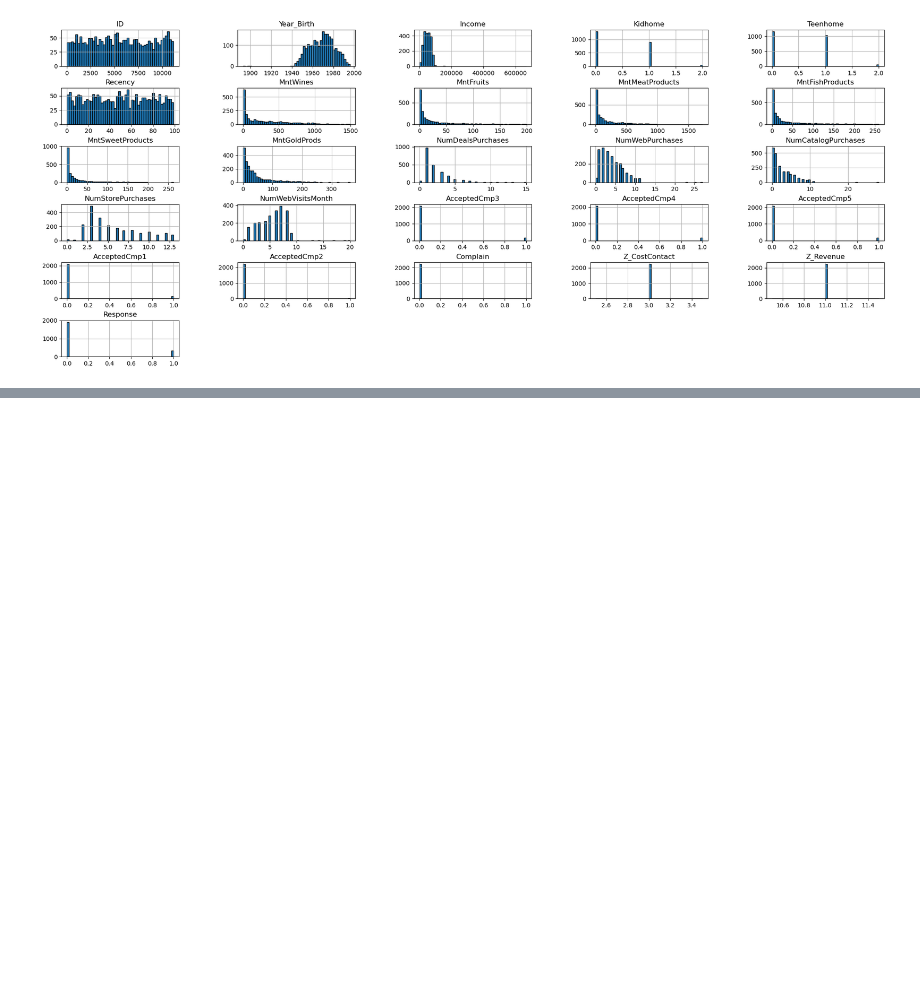
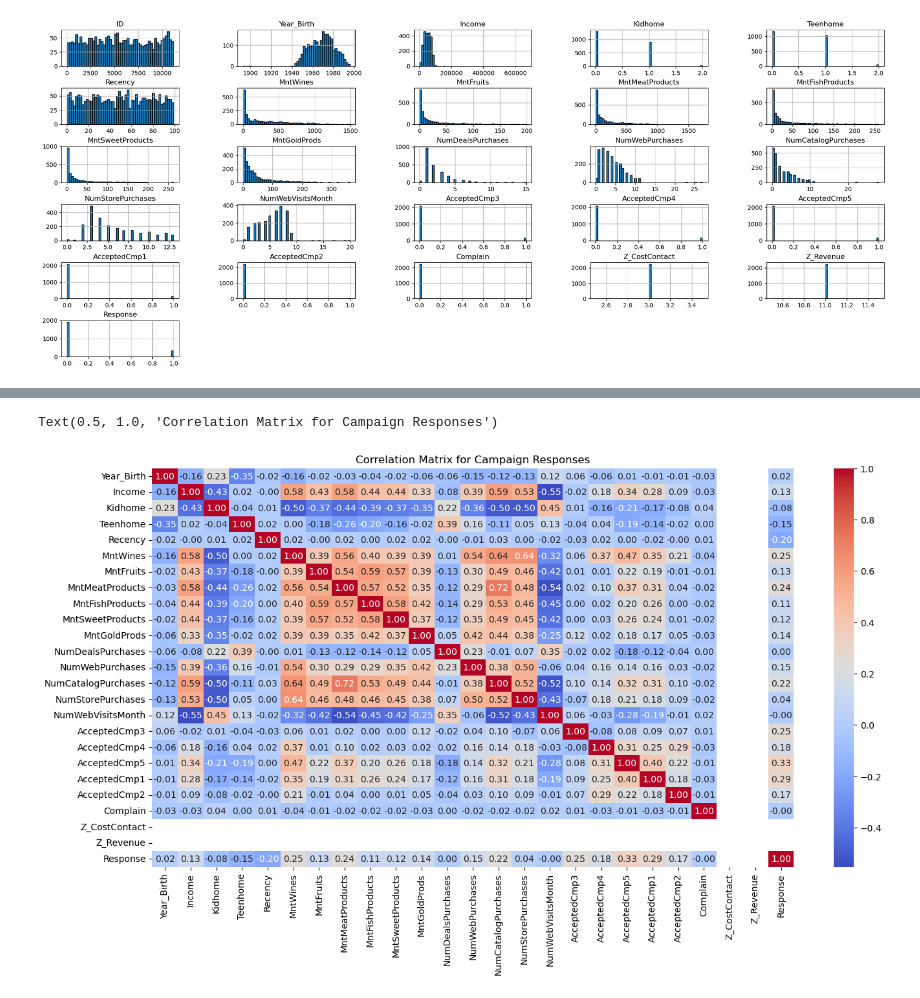
Before and after one commit to paezagustin/ML_2025, a Jupyter notebook: CLASE_7.ipynb, the cells around one changed output, grey strips where cells are left out. Cells and saved outputs as stored; diff of their text form; code cells hidden in the pictures; blank space fills up the shorter version.

```diff
--- a/CLASE_7.ipynb
+++ b/CLASE_7.ipynb
@@ -68,0 +122,8 @@ plt.show()
+# %%
+mat_corr = df.drop(columns=['ID','Education','Marital_Status','Dt_Customer']).corr()
+plt.figure(figsize=(16, 8))
+sns.heatmap(mat_corr, annot=True, cmap='coolwarm', fmt='.2f')
+plt.title('Correlation Matrix for Campaign Responses')
+# %% [output]
+Text(0.5, 1.0, 'Correlation Matrix for Campaign Responses')
+[figure, added]
```
Also changed, not shown: parts of 6 cells of this notebook, 1 other file.
